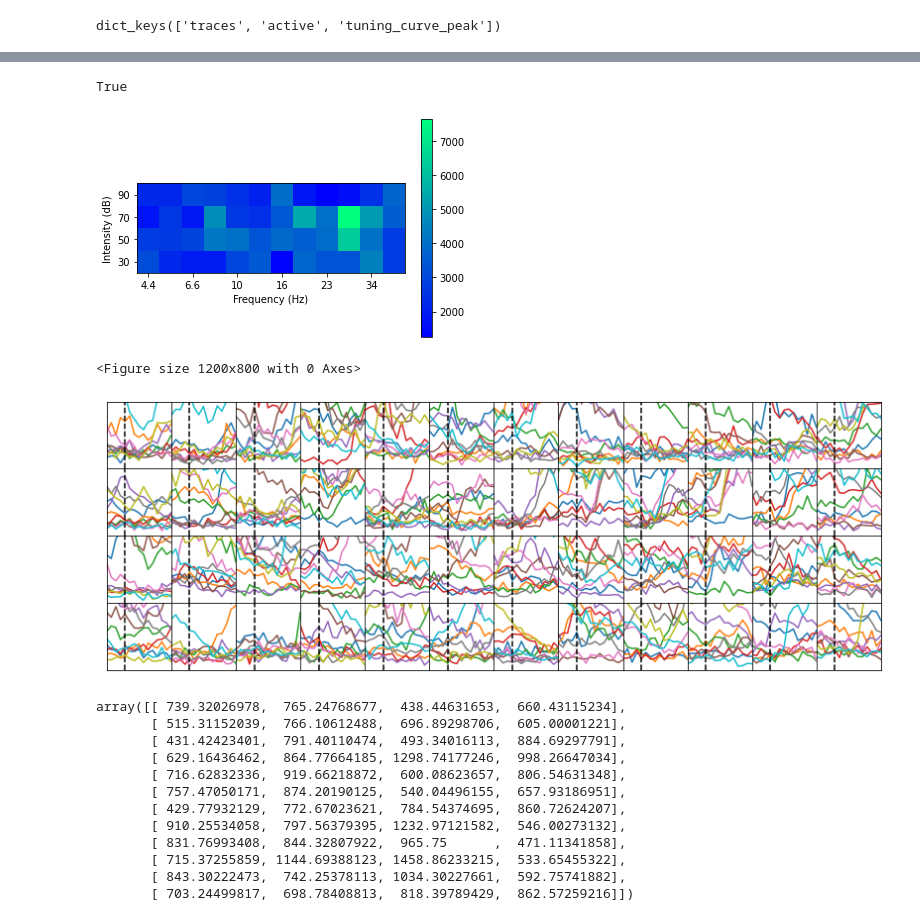
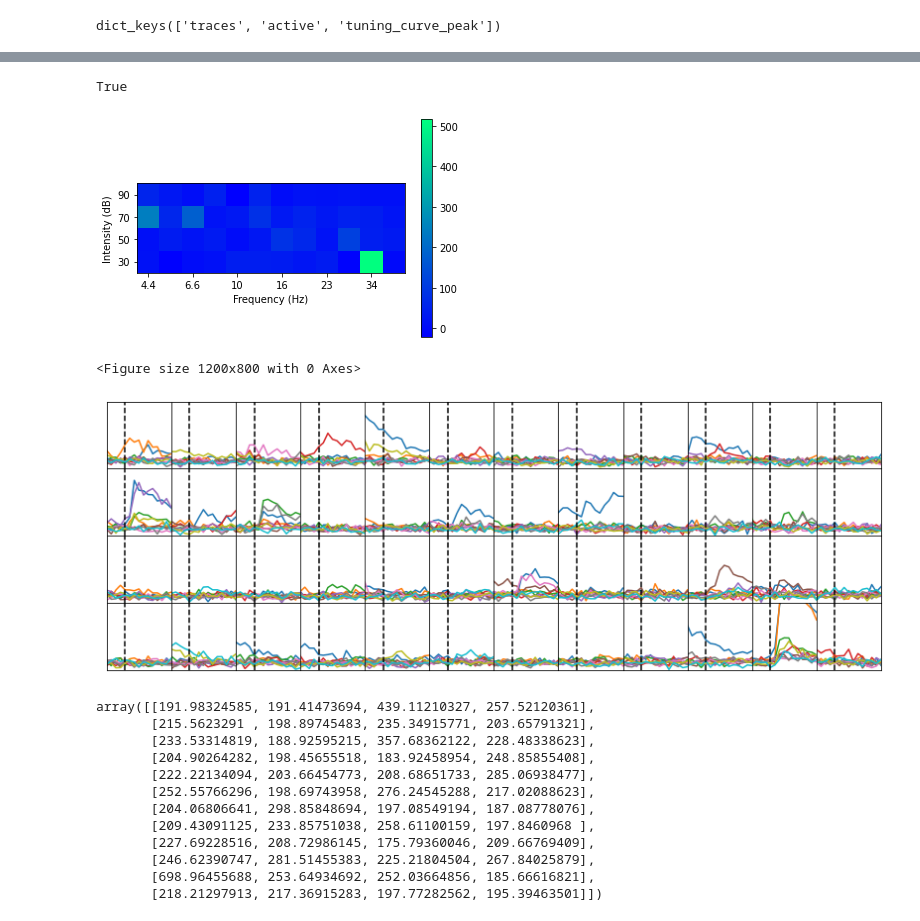
Before and after one commit to ConorLane1995/2Psinapod_two_photon_pipeline, a Jupyter notebook: notebooks/plot_tuning_curves.ipynb, the cells around one changed output, grey strips where cells are left out. Drawn from its saved outputs; the diff is of its cells as text; code cells hidden in the pictures.

```diff
--- a/notebooks/plot_tuning_curves.ipynb
+++ b/notebooks/plot_tuning_curves.ipynb
@@ -144,7 +144,7 @@ def get_cell_tuning_by_peak(cell_traces,plot_TF):
                 # axs[plot_row_counter,plot_coln_counter].fill_between(range(len(response)),response-error,response+error,alpha=0.5)
                 axs[3-plot_row_counter,plot_coln_counter].xaxis.set_visible(False)
                 axs[3-plot_row_counter,plot_coln_counter].yaxis.set_visible(False)
-                axs[3-plot_row_counter,plot_coln_counter].set_ylim(bottom=0,top=1300)
+                axs[3-plot_row_counter,plot_coln_counter].set_ylim(bottom=0,top=1500)
                 axs[3-plot_row_counter,plot_coln_counter].autoscale(enable=True, axis='x', tight=True)
                 # axs[3-plot_row_counter,plot_coln_counter].title.set_text(intensity)
                 # axs[plot_row_counter,plot_coln_counter].title.set_text(intensity)
@@ -178,22 +200,22 @@ dict_keys(['traces', 'active', 'tuning_curve_peak'])
 # %%
-cell_ID = 34
+cell_ID = 128
 print(cell_dictionary[cell_ID]['active'])
 plot_single_tuning_curve(cell_dictionary,cell_ID)
 get_cell_tuning_by_peak(cell_dictionary[cell_ID]['traces'],True)
 # %% [output]
 True
-[figure, old version]
+[figure, new version]
 <Figure size 1200x800 with 0 Axes>
-[figure, old version]
+[figure, new version]
-array([[ 739.32026978,  765.24768677,  438.44631653,  660.43115234],
-       [ 515.31152039,  766.10612488,  696.89298706,  605.00001221],
-       [ 431.42423401,  791.40110474,  493.34016113,  884.69297791],
-       [ 629.16436462,  864.77664185, 1298.74177246,  998.26647034],
-       [ 716.62832336,  919.66218872,  600.08623657,  806.54631348],
-       [ 757.47050171,  874.20190125,  540.04496155,  657.93186951],
-       [ 429.77932129,  772.67023621,  784.54374695,  860.72624207],
-       [ 910.25534058,  797.56379395, 1232.97121582,  546.00273132],
-       [ 831.76993408,  844.32807922,  965.75      ,  471.11341858],
-       [ 715.37255859, 1144.69388123, 1458.86233215,  533.65455322],
-       [ 843.30222473,  742.25378113, 1034.30227661,  592.75741882],
-       [ 703.24499817,  698.78408813,  818.39789429,  862.57259216]])
+array([[191.98324585, 191.41473694, 439.11210327, 257.52120361],
+       [215.5623291 , 198.89745483, 235.34915771, 203.65791321],
+       [233.53314819, 188.92595215, 357.68362122, 228.48338623],
+       [204.90264282, 198.45655518, 183.92458954, 248.85855408],
+       [222.22134094, 203.66454773, 208.68651733, 285.06938477],
+       [252.55766296, 198.69743958, 276.24545288, 217.02088623],
+       [204.06806641, 298.85848694, 197.08549194, 187.08778076],
+       [209.43091125, 233.85751038, 258.61100159, 197.8460968 ],
+       [227.69228516, 208.72986145, 175.79360046, 209.66769409],
+       [246.62390747, 281.51455383, 225.21804504, 267.84025879],
+       [698.96455688, 253.64934692, 252.03664856, 185.66616821],
+       [218.21297913, 217.36915283, 197.77282562, 195.39463501]])
```
Also changed, not shown: parts of 1 cell of this notebook, 4 other files.
